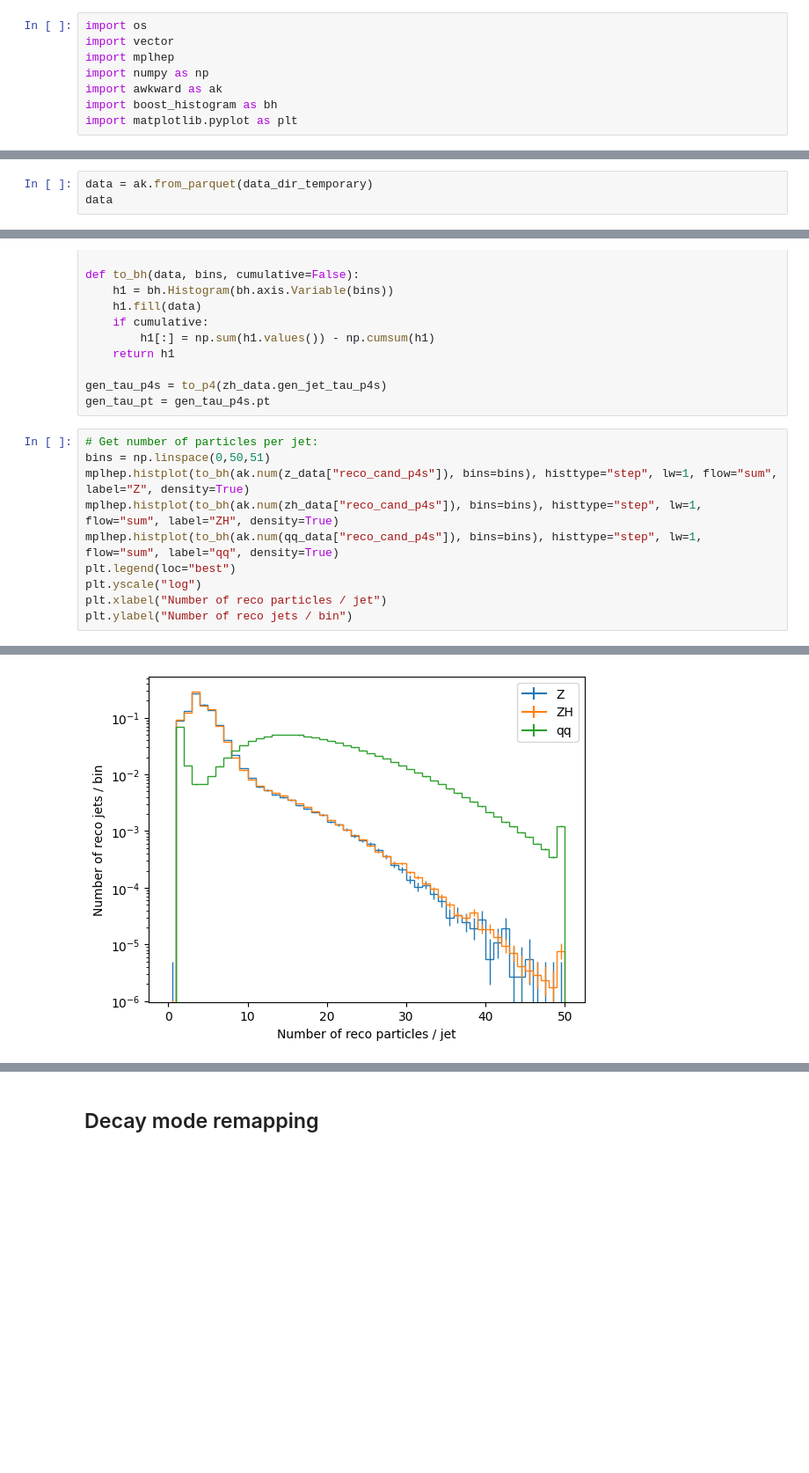
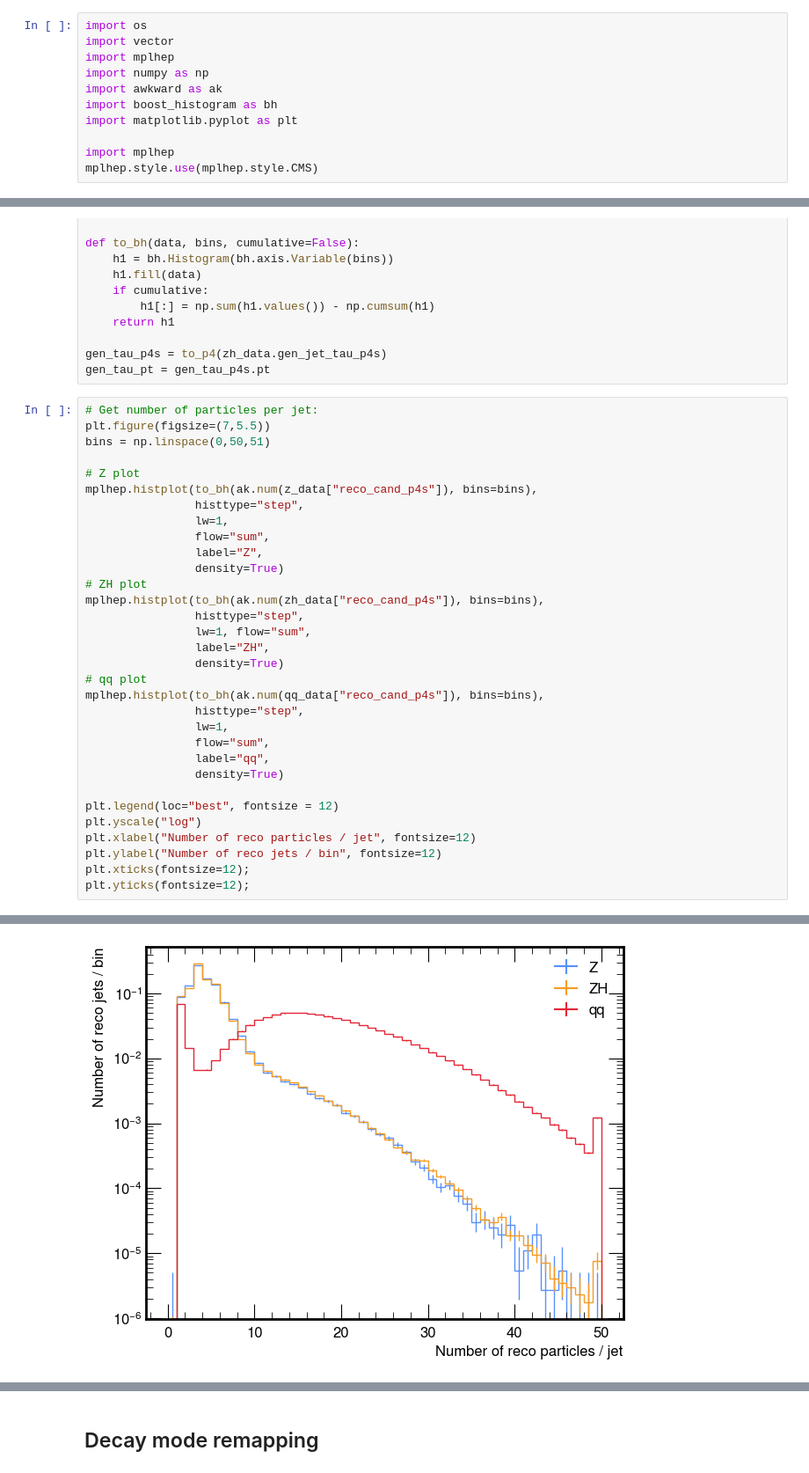
Before and after one commit to HEP-KBFI/ml-tau-en-reg, a Jupyter notebook: notebooks/data_intro.ipynb, the cells around one changed output, grey strips where cells are left out. Shown: that part at 88% size. Cells and saved outputs as stored; diff of their text form; blank space fills up the shorter version.

```diff
--- a/notebooks/data_intro.ipynb
+++ b/notebooks/data_intro.ipynb
@@ -6,6 +6,9 @@ import numpy as np
 import awkward as ak
 import boost_histogram as bh
 import matplotlib.pyplot as plt
+
+import mplhep
+mplhep.style.use(mplhep.style.CMS)
 # %%
 # CERNBox link: https://cernbox.cern.ch/s/jcg2o409jjoARcJ
 #data_dir = '/eos/user/l/ltani/ML-tau-data/'
@@ -17,6 +21,3 @@ data_dir_temporary = '/scratch/persistent/joosep/ml-tau/20240520_qq_zh_2m_merged
 zh_path = os.path.join(data_dir_temporary, 'zh_train.parquet')
 z_path = os.path.join(data_dir_temporary, 'z_train.parquet')
 qq_path = os.path.join(data_dir_temporary, 'qq_train.parquet')
-# %%
-data = ak.from_parquet(data_dir_temporary)
-data
@@ -98,12 +98,34 @@ gen_tau_p4s = to_p4(zh_data.gen_jet_tau_p4s)
 gen_tau_pt = gen_tau_p4s.pt
 # %%
 # Get number of particles per jet:
+plt.figure(figsize=(7,5.5))
 bins = np.linspace(0,50,51)
-mplhep.histplot(to_bh(ak.num(z_data["reco_cand_p4s"]), bins=bins), histtype="step", lw=1, flow="sum", label="Z", density=True)
-mplhep.histplot(to_bh(ak.num(zh_data["reco_cand_p4s"]), bins=bins), histtype="step", lw=1, flow="sum", label="ZH", density=True)
-mplhep.histplot(to_bh(ak.num(qq_data["reco_cand_p4s"]), bins=bins), histtype="step", lw=1, flow="sum", label="qq", density=True)
-plt.legend(loc="best")
+
+# Z plot
+mplhep.histplot(to_bh(ak.num(z_data["reco_cand_p4s"]), bins=bins),
+                histtype="step",
+                lw=1,
+                flow="sum",
+                label="Z",
+                density=True)
+# ZH plot
+mplhep.histplot(to_bh(ak.num(zh_data["reco_cand_p4s"]), bins=bins),
+                histtype="step",
+                lw=1, flow="sum",
+                label="ZH",
+                density=True)
+# qq plot
+mplhep.histplot(to_bh(ak.num(qq_data["reco_cand_p4s"]), bins=bins),
+                histtype="step",
+                lw=1,
+                flow="sum",
+                label="qq",
+                density=True)
+
+plt.legend(loc="best", fontsize = 12)
 plt.yscale("log")
-plt.xlabel("Number of reco particles / jet")
-plt.ylabel("Number of reco jets / bin")
+plt.xlabel("Number of reco particles / jet", fontsize=12)
+plt.ylabel("Number of reco jets / bin", fontsize=12)
+plt.xticks(fontsize=12);
+plt.yticks(fontsize=12);
 # %% [output]
@@ -111,2 +132,2 @@ Text(0, 0.5, 'Number of reco jets / bin')
-[figure, old version]
+[figure, new version]
 # %%
```
Also changed, not shown: parts of 19 cells of this notebook.
